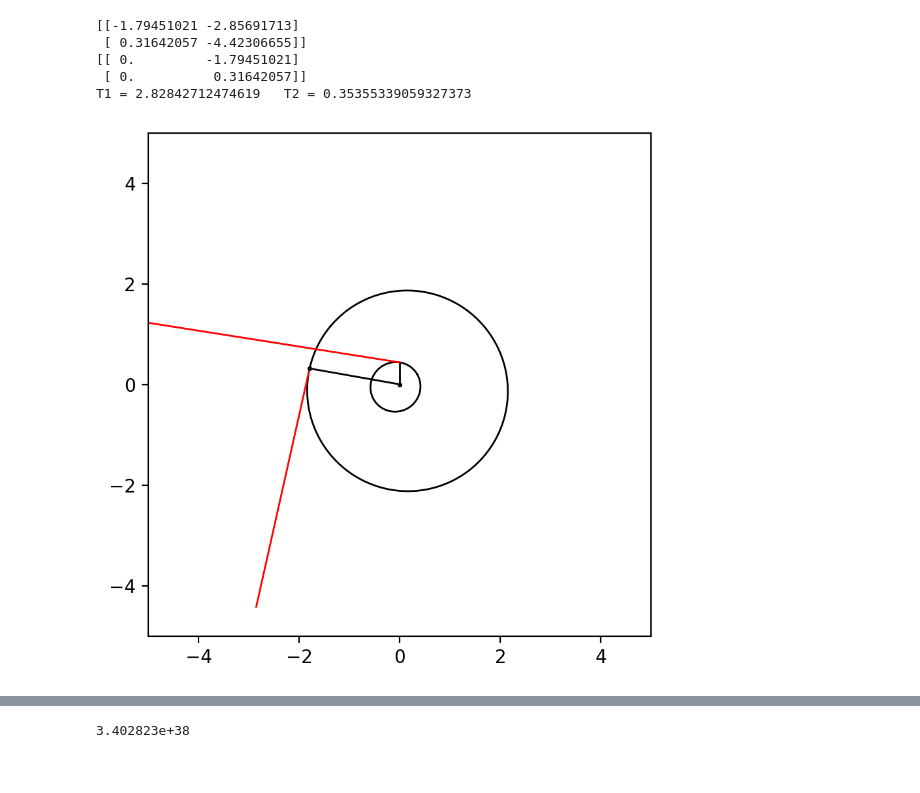
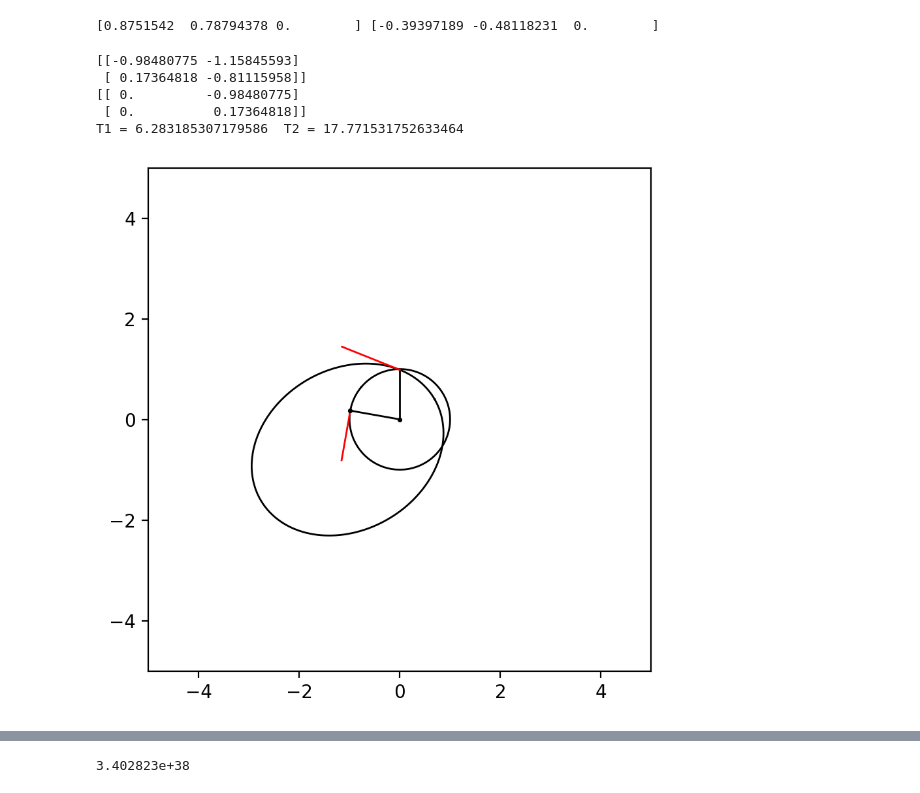
Before and after one commit to silvernuke911/KOSscripts, a Jupyter notebook: lib/lambert_tester.ipynb, the cells around one changed output, grey strips where cells are left out. Drawn from its saved outputs; the diff is of its cells as text; code cells hidden in the pictures.

```diff
--- a/lib/lambert_tester.ipynb
+++ b/lib/lambert_tester.ipynb
@@ -343,13 +343,22 @@ def lambert_solver(r1, r2, tof, mu, t_m, N=0, max_iter=1000, tol=1e-6):
 ## TIME FROM NOW - 1 ORBIT OF TGT BODY
 ## ARRIVAL TIME - 1 ORBIT OF TGT BODY
 mu = 4*np.pi**2
+# %%
+r1 = np.array([1,0,0])
+r2 = np.array([0,2,0])
+mu = 1
+tof = 10
+v1, v2 = lambert_solver(r1, r2, tof, mu,+1)
+print(v1,v2)
+# %% [output]
+[0.8751542  0.78794378 0.        ] [-0.39397189 -0.48118231  0.        ]
 # %%
 nu1 = np.deg2rad(30)
 nu2 = np.deg2rad(60)
 p0 = np.array([0.0,0.0])
 
-a1 = 2
-e1 = 0.1
+a1 = 1
+e1 = 0
 w1 = np.deg2rad(140)
 
 obt1 = conic(a1,e1,w1)
@@ -358,43 +367,43 @@ v1 = obt_vel(mu,a1,e1,w1,single=True,nu=nu1)
 r1v = np.vstack([p0,r1]).T
 v1v = np.vstack([r1,r1+v1]).T
 
-a2 = 0.5
-e2 = 0.2
+a2 = 2
+e2 = 0.6
 w2 = np.deg2rad(30)
 
 obt2 = conic(a2,e2,w2)
 r2 = conic(a2,e2,w2,single=True,nu=nu2)
 v2 = obt_vel(mu,a2,e2,w2,single=True,nu=nu2)
 r2v = np.vstack([p0,r2]).T
 v2v = np.vstack([r2,r2+v2]).T
 
 T1 = 2*np.pi*np.sqrt(a1**3 / mu)
 T2 = 2*np.pi*np.sqrt(a2**3 / mu)
 
 print(v1v)
 print(r1v)
 print(f"T1 = {T1}\tT2 = {T2}")
 plt.figure(figsize = (5,5),dpi = 200)
 
 plt.plot(obt1[0],obt1[1],'k-',lw=1)
 plt.plot(r1v[0],r1v[1],'k-',lw=1)
 plt.plot(v1v[0],v1v[1],'r-',lw=1)
 
 plt.plot(obt2[0],obt2[1],'k-',lw=1)
 plt.plot(r2v[0],r2v[1],'k-',lw=1)
 plt.plot(v2v[0],v2v[1],'r-',lw=1)
 sq = 5
 plt.scatter(0,0,color='k',s=2.5)
 plt.scatter(r1[0],r1[1],color='k',s=2.5,zorder =5)
 plt.xlim(-sq,sq)
 plt.ylim(-sq,sq)
 plt.gca().set_aspect("equal")
 plt.show()
 # %% [output]
-[[-1.79451021 -2.85691713]
- [ 0.31642057 -4.42306655]]
-[[ 0.         -1.79451021]
- [ 0.          0.31642057]]
-T1 = 2.82842712474619   T2 = 0.35355339059327373
+[[-0.98480775 -1.15845593]
+ [ 0.17364818 -0.81115958]]
+[[ 0.         -0.98480775]
+ [ 0.          0.17364818]]
+T1 = 6.283185307179586  T2 = 17.771531752633464
-[figure, old version]
+[figure, new version]
 # %%
```
Also changed, not shown: parts of 8 cells of this notebook, 9 other files.
